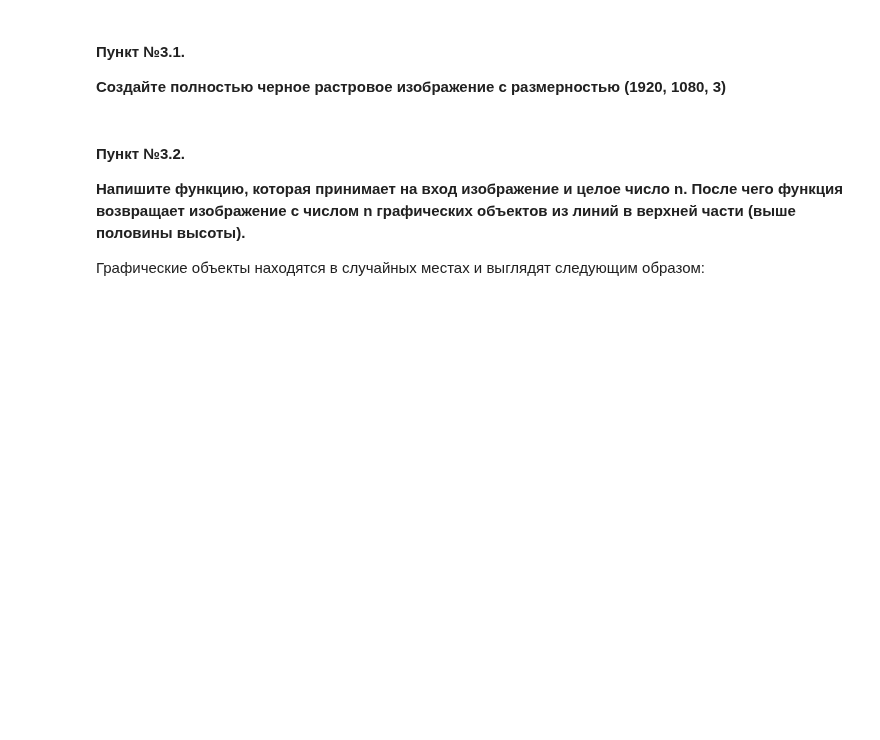
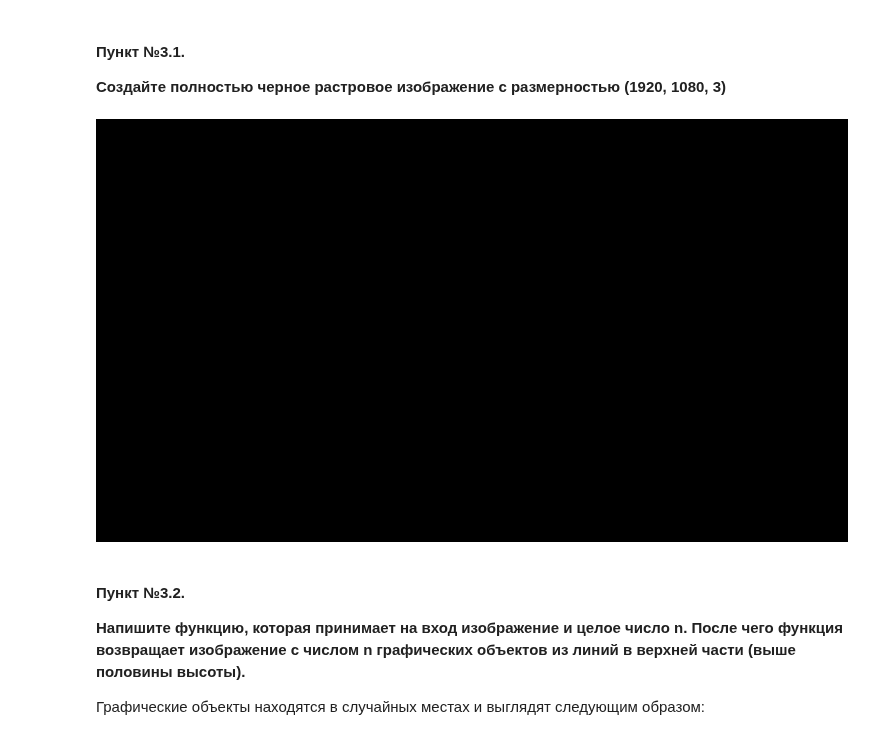
Before and after one commit to nakitava/image_processing, a Jupyter notebook: Практическая_работа_№4_Основные_методы_OpenCV_Часть_№2.ipynb, the cells around one changed output. Cells and saved outputs as stored; diff of their text form; code cells hidden in the pictures; blank space fills up the shorter version.

```diff
--- a/Практическая_работа_№4_Основные_методы_OpenCV_Часть_№2.ipynb
+++ b/Практическая_работа_№4_Основные_методы_OpenCV_Часть_№2.ipynb
@@ -497,3 +495,10 @@ plt.show()
+# %%
+def create_black_image():
+  return np.zeros((1080, 1920, 3), dtype=np.uint8)
+
+cv2_imshow(create_black_image())
+# %% [output]
+[figure, added]
 # %% [markdown]
 #### Пункт №3.2.
 
```
Also changed, not shown: parts of 3 cells of this notebook.
